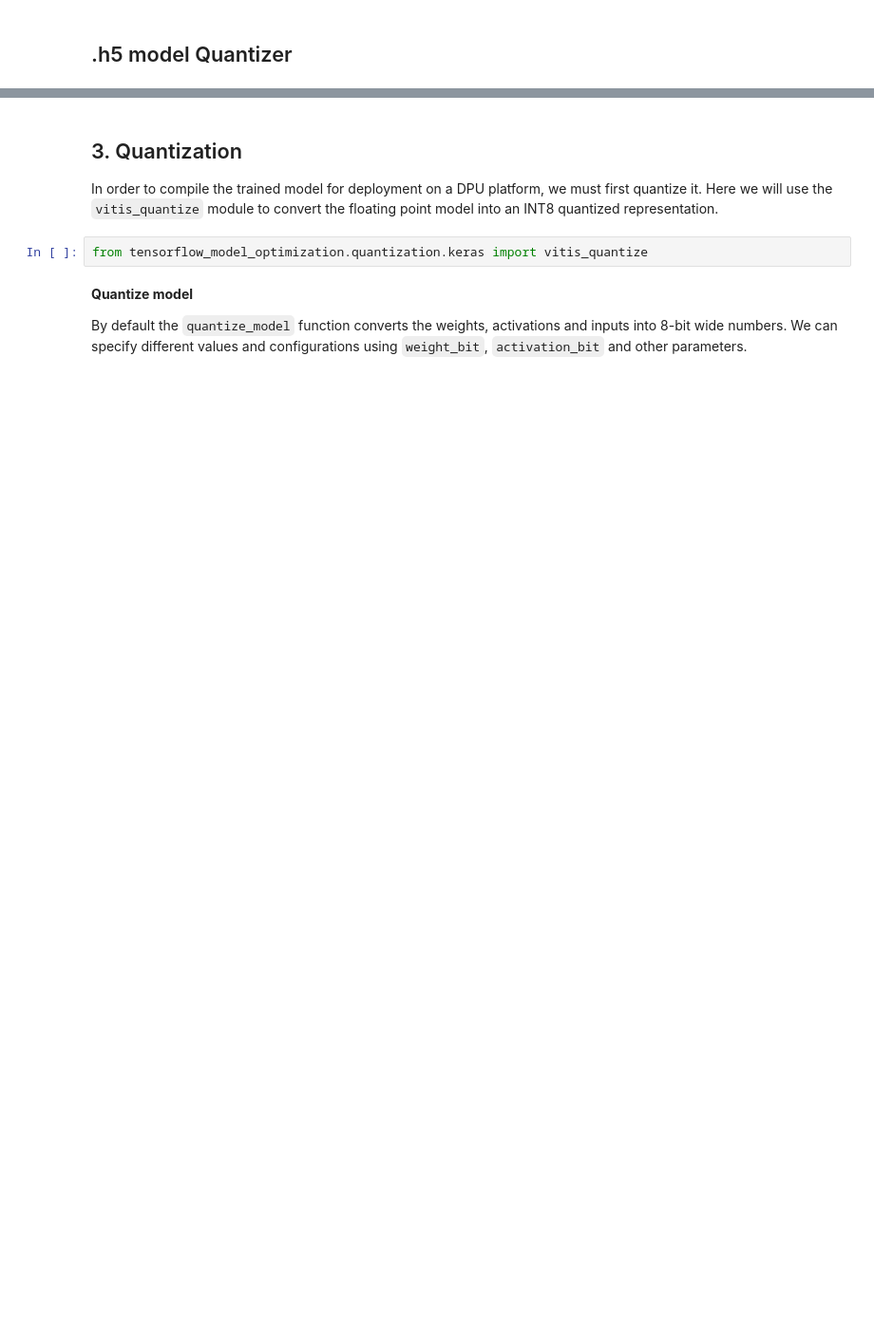
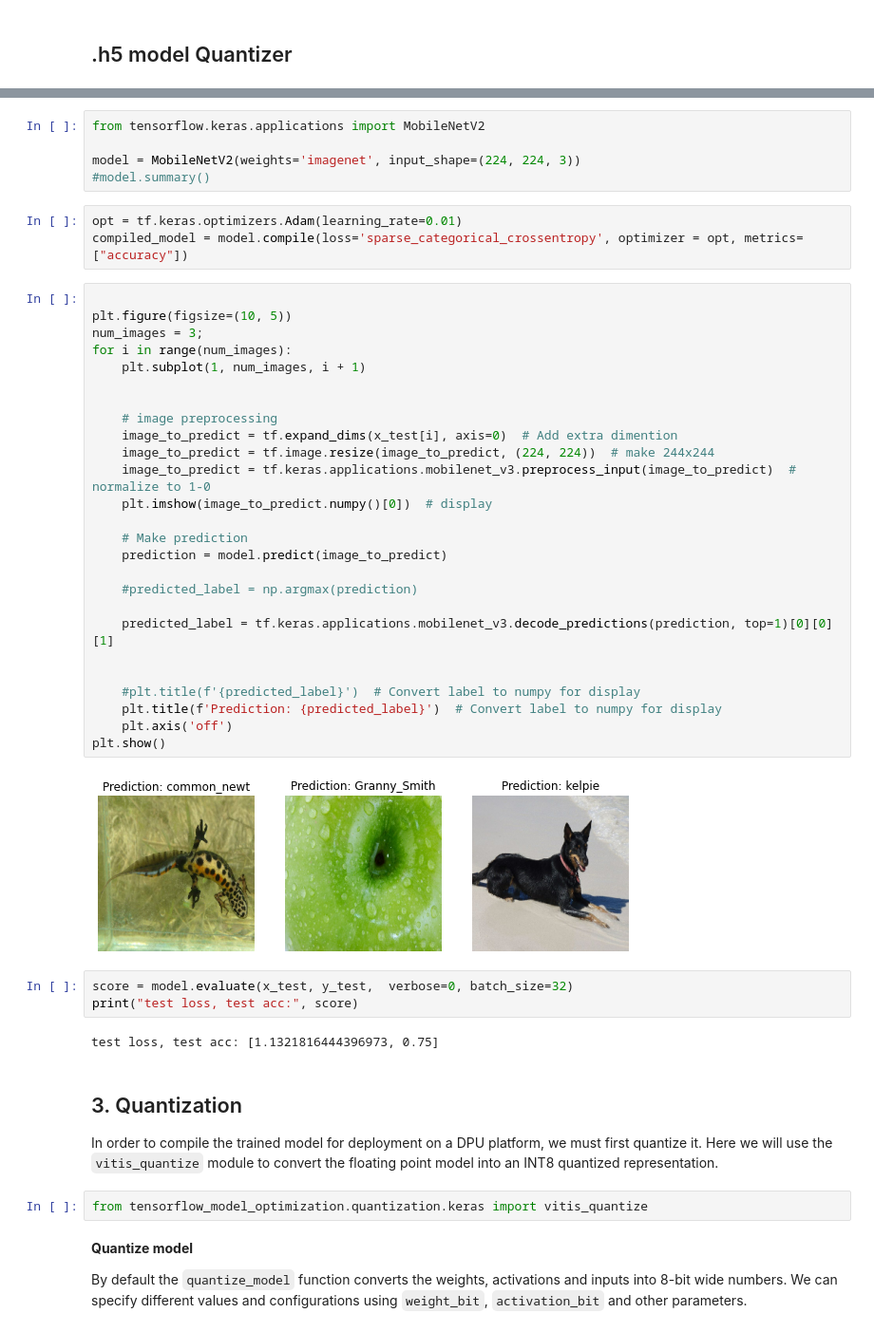
Before and after one commit to ben01morrison/DPU-PYNQ-converters, a Jupyter notebook: Conversion-Scripts/keras-quantizer.ipynb, the cells around one changed output, grey strips where cells are left out. Shown at 95% size. Cells and saved outputs as stored; diff of their text form; blank space fills up the shorter version.

```diff
--- a/Conversion-Scripts/keras-quantizer.ipynb
+++ b/Conversion-Scripts/keras-quantizer.ipynb
@@ -23,3 +91,44 @@ WARNING:tensorflow:No training configuration found in the save file, so the mode
+# %%
+from tensorflow.keras.applications import MobileNetV2
+
+model = MobileNetV2(weights='imagenet', input_shape=(224, 224, 3))
+#model.summary()
+# %%
+opt = tf.keras.optimizers.Adam(learning_rate=0.01)
+compiled_model = model.compile(loss='sparse_categorical_crossentropy', optimizer = opt, metrics=["accuracy"])
+# %%
+
+plt.figure(figsize=(10, 5))
+num_images = 3;
+for i in range(num_images):
+    plt.subplot(1, num_images, i + 1)
+
+
+    # image preprocessing
+    image_to_predict = tf.expand_dims(x_test[i], axis=0)  # Add extra dimention
+    image_to_predict = tf.image.resize(image_to_predict, (224, 224))  # make 244x244
+    image_to_predict = tf.keras.applications.mobilenet_v3.preprocess_input(image_to_predict)  # normalize to 1-0
+    plt.imshow(image_to_predict.numpy()[0])  # display
+
+    # Make prediction
+    prediction = model.predict(image_to_predict)
+
+    #predicted_label = np.argmax(prediction)
+
+    predicted_label = tf.keras.applications.mobilenet_v3.decode_predictions(prediction, top=1)[0][0][1]
+
+
+    #plt.title(f'{predicted_label}')  # Convert label to numpy for display
+    plt.title(f'Prediction: {predicted_label}')  # Convert label to numpy for display
+    plt.axis('off')
+plt.show()
+# %% [output]
+[figure, added]
+# %%
+score = model.evaluate(x_test, y_test,  verbose=0, batch_size=32)
+print("test loss, test acc:", score)
+# %% [output]
+test loss, test acc: [1.1321816444396973, 0.75]
 # %% [markdown]
 ## 3. Quantization
 In order to compile the trained model for deployment on a DPU platform, we must first quantize it. Here we will use the `vitis_quantize` module to convert the floating point model into an INT8 quantized representation.
```
Also changed, not shown: parts of 11 cells of this notebook, 2 other files.
